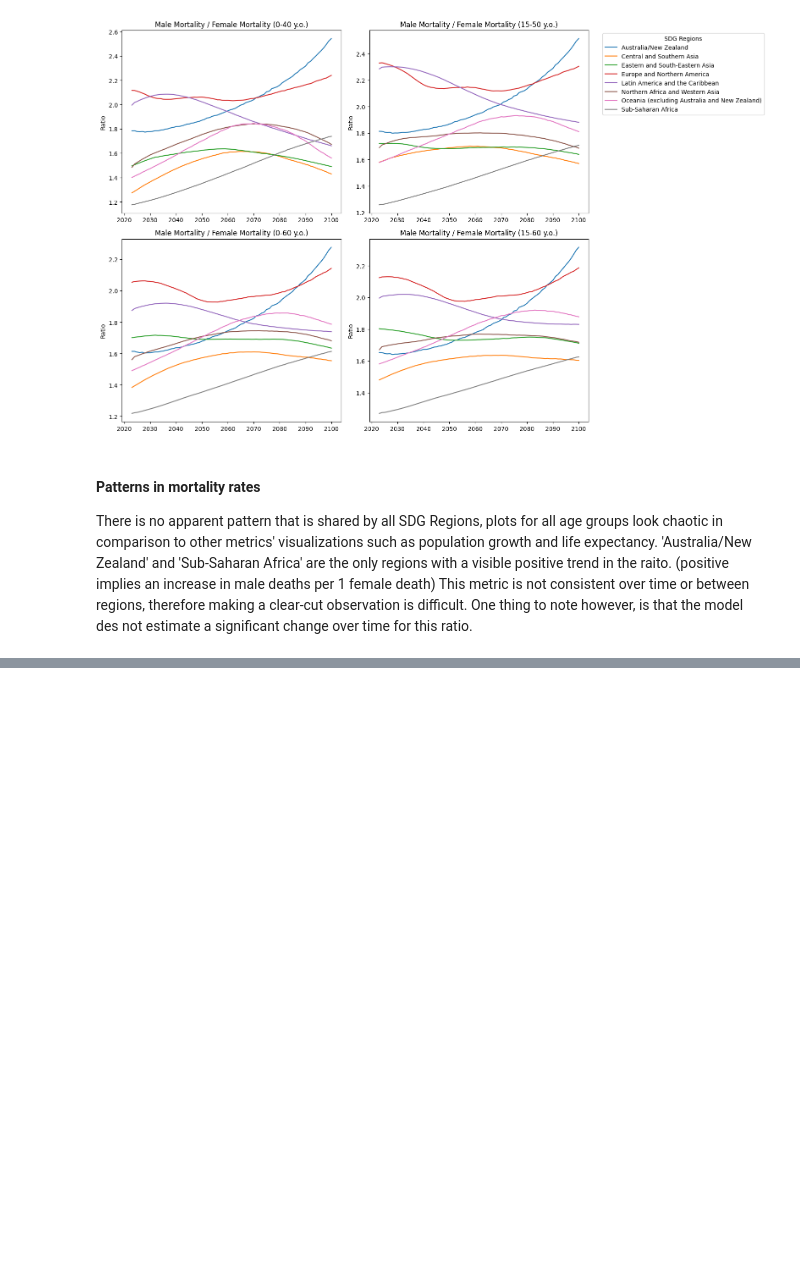
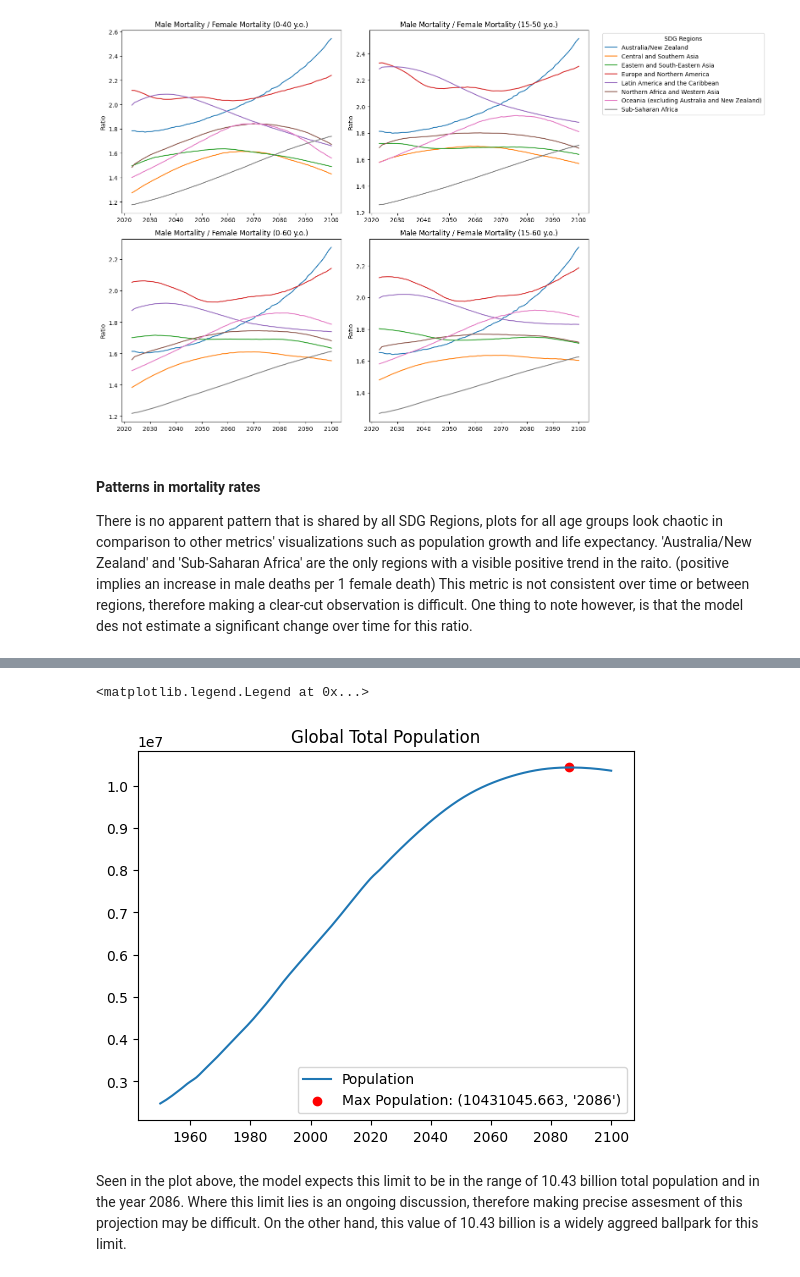
Before and after one commit to GongJr0/UW_Data_Science_Population_Analysis, a Jupyter notebook: Analysis.ipynb, the cells around one changed output, grey strips where cells are left out. Saved outputs shown, nothing was run; the diff lists cells and outputs as text; code cells hidden in the pictures; blank space fills up the shorter version.

```diff
--- a/Analysis.ipynb
+++ b/Analysis.ipynb
@@ -251,0 +254,17 @@ result_df
+# %%
+plt.plot(df.loc[df['LocID'] == 900].index, df.loc[df['LocID'] == 900].TPopulation1Jan, label='Population')
+
+popGlobal = df.loc[df['LocID'] == 900]
+
+maxPopGlobal = popGlobal.loc[popGlobal['TPopulation1Jan'] == popGlobal['TPopulation1Jan'].max()]
+
+plt.scatter(maxPopGlobal.index, maxPopGlobal['TPopulation1Jan'], color='red', label=f"Max Population: {maxPopGlobal['TPopulation1Jan'].values[0],
+            np.datetime_as_string(maxPopGlobal['Time'].values[0], unit='Y')}")
+
+plt.title('Global Total Population')
+plt.legend()
+# %% [output]
+<matplotlib.legend.Legend at 0x...>
+[figure, added]
+# %% [markdown]
+Seen in the plot above, the model expects this limit to be in the range of 10.43 billion total population and in the year 2086. Where this limit lies is an ongoing discussion, therefore making precise assesment of this projection may be difficult. On the other hand, this value of 10.43 billion is a widely aggreed ballpark for this limit.
```
Also changed, not shown: parts of 9 cells of this notebook.
